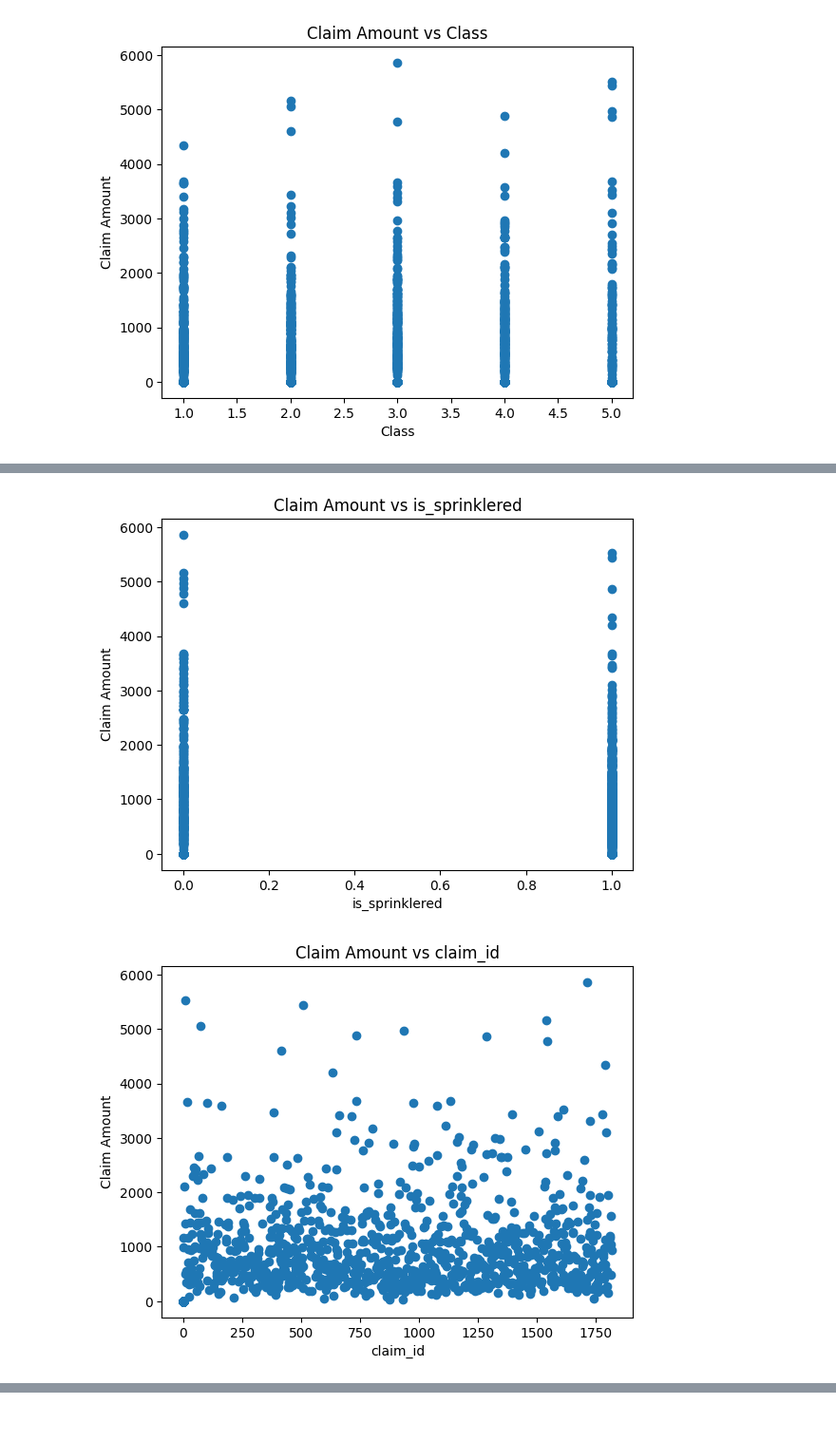
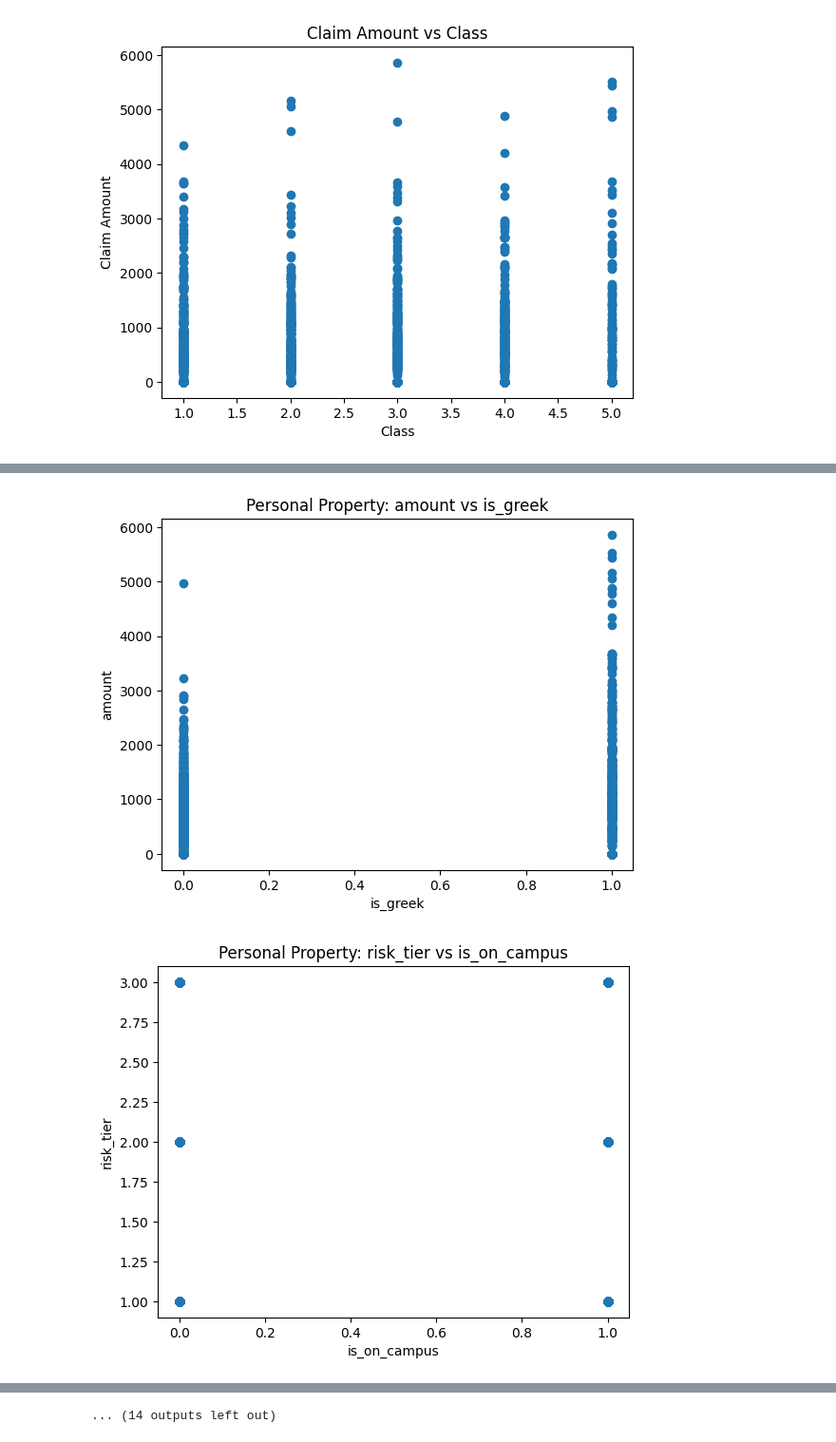
Before and after one commit to kyleosung/cas_casecomp_F24, a Jupyter notebook: kyle9.ipynb, the cells around one changed output, grey strips where cells are left out. Shown at 95% size. Saved outputs shown, nothing was run; the diff lists cells and outputs as text; code cells hidden in the pictures.

Commit message:
ALL GRAPHS

```diff
--- a/kyle9.ipynb
+++ b/kyle9.ipynb
@@ -25,19 +25,20 @@ plt.show()
 # %% [output]
 [figure]
 # %%
-df.columns
+for x_label in df.columns:
+    for y_label in ['risk_tier', 'amount']:
 
-for x in df.columns:
+        if x_label == y_label:
+            continue
 
+        X = df[x_label]
+        y = df[y_label]
 
-    X = df[x]
-    y = df['amount']
+        import matplotlib.pyplot as plt
 
-    import matplotlib.pyplot as plt
-
-    plt.scatter(X, y)
-    plt.xlabel(f'{x}')
-    plt.ylabel('Claim Amount')
-    plt.title(f'Claim Amount vs {x}')
-    plt.show()
+        plt.scatter(X, y)
+        plt.xlabel(f'{x_label}')
+        plt.ylabel(f'{y_label}')
+        plt.title(f'Personal Property: {y_label} vs {x_label}')
+        plt.show()
 # %% [output]
@@ -49,2 +50,2 @@ for x in df.columns:
-[figure, old version]
+[figure, new version]
-[figure, old version]
+[figure, new version]
@@ -57,0 +57 @@ for x in df.columns:
+... (14 outputs left out)
```
Also changed, not shown: parts of 1 cell of this notebook, 1 other file.
